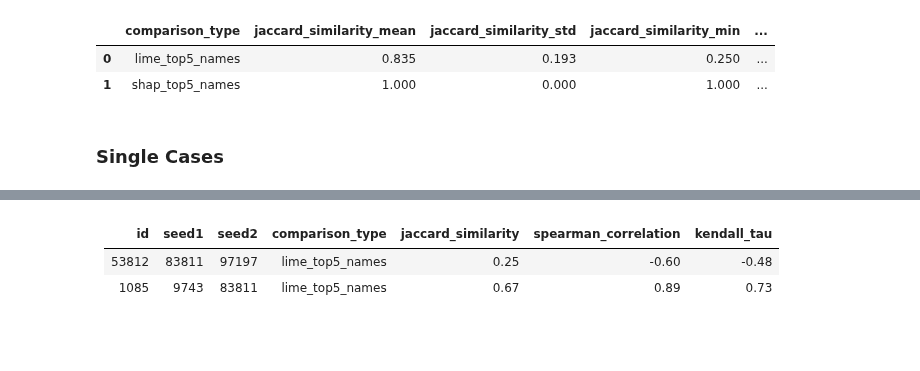
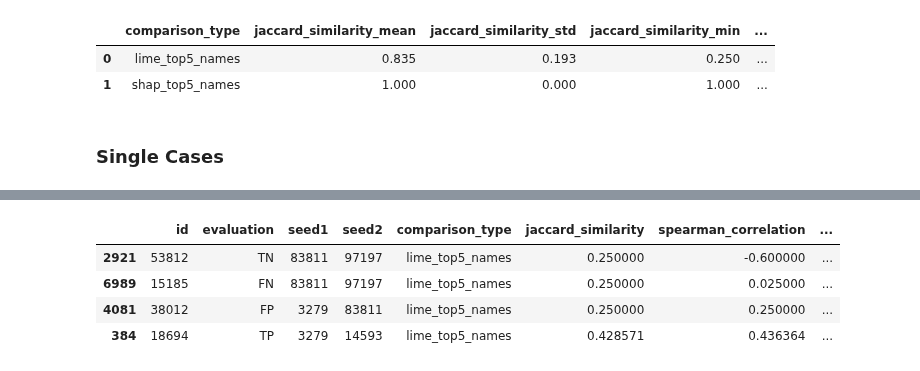
Before and after one commit to Takosaga/master_thesis, a Jupyter notebook: notebooks/11_sample_analysis.ipynb, the cells around one changed output, grey strips where cells are left out. Saved outputs shown, nothing was run; the diff lists cells and outputs as text; code cells hidden in the pictures; blank space fills up the shorter version.

```diff
--- a/notebooks/11_sample_analysis.ipynb
+++ b/notebooks/11_sample_analysis.ipynb
@@ -123,6 +123,18 @@ Index(['text', 'cardiff_score', 'lime_cardiff', 'shap_cardiff', 'seed',
        'cardiff_hatespeech', 'extracted_target', 'platform', 'is_hatespeech',
        'id'],
       dtype='object')
+# %%
+def evaluate_prediction(row):
+    if row['is_hatespeech'] == 1 and row['cardiff_hatespeech'] == 1:
+        return 'TP'
+    elif row['is_hatespeech'] == 0 and row['cardiff_hatespeech'] == 0:
+        return 'TN'
+    elif row['is_hatespeech'] == 0 and row['cardiff_hatespeech'] == 1:
+        return 'FP'
+    elif row['is_hatespeech'] == 1 and row['cardiff_hatespeech'] == 0:
+        return 'FN'
+
+full_df['evaluation'] = full_df.apply(evaluate_prediction, axis=1)
 # %%
 full_df.head()
 # %% [output]
@@ -608,2 +620,4 @@ Worst case and mean case scenario for LIME
 
 Same samples of SHAP with both versions of shap visuals
+# %%
+evaluations_df = full_df[['id','evaluation']]
@@ -610 +630,3 @@ Same samples of SHAP with both versions of shap visuals
+# %%
+scores_df = evaluations_df.merge(table_df, on='id', how='inner')
 # %%
@@ -618,5 +639,0 @@ d.kill()
-# %% [markdown]
-| id    | seed1 | seed2 | comparison_type | jaccard_similarity | spearman_correlation | kendall_tau |
-|-------|-------|-------|-----------------|--------------------|----------------------|-------------|
-| 53812 | 83811 | 97197 | lime_top5_names | 0.25               | -0.60                | -0.48       |
-| 1085  | 9743  | 83811 | lime_top5_names | 0.67               | 0.89                 | 0.73        |
@@ -625,0 +640,18 @@ d.open_browser()
+# %%
+# Filter for lime_top5_names
+lime_df = scores_df[scores_df['comparison_type'] == 'lime_top5_names']
+
+# Sort by the three similarity metrics in ascending order
+sorted_df = lime_df.sort_values(by=['jaccard_similarity', 'spearman_correlation', 'kendall_tau'])
+
+# Get the first occurrence of each evaluation type
+worst_results_df = sorted_df.drop_duplicates(subset=['evaluation'])
+
+# Display the result
+worst_results_df
+# %% [output]
+|  | id | evaluation | seed1 | seed2 | comparison_type | jaccard_similarity | spearman_correlation | ... |
+| 2921 | 53812 | TN | 83811 | 97197 | lime_top5_names | 0.250000 | -0.600000 | ... |
+| 6989 | 15185 | FN | 83811 | 97197 | lime_top5_names | 0.250000 | 0.025000 | ... |
+| 4081 | 38012 | FP | 3279 | 83811 | lime_top5_names | 0.250000 | 0.250000 | ... |
+| 384 | 18694 | TP | 3279 | 14593 | lime_top5_names | 0.428571 | 0.436364 | ... |
```
Also changed, not shown: parts of 5 cells of this notebook, 2 other files.
